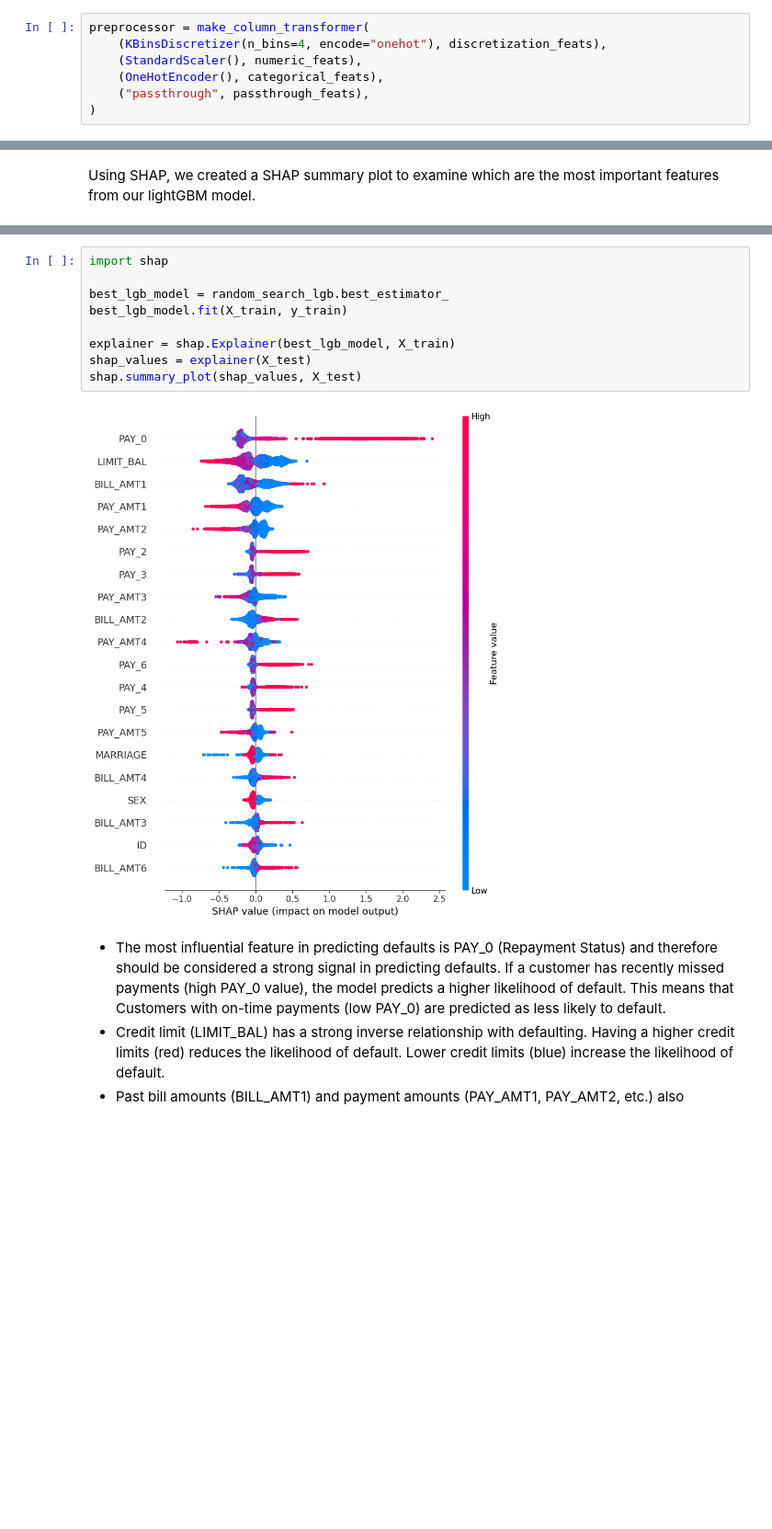
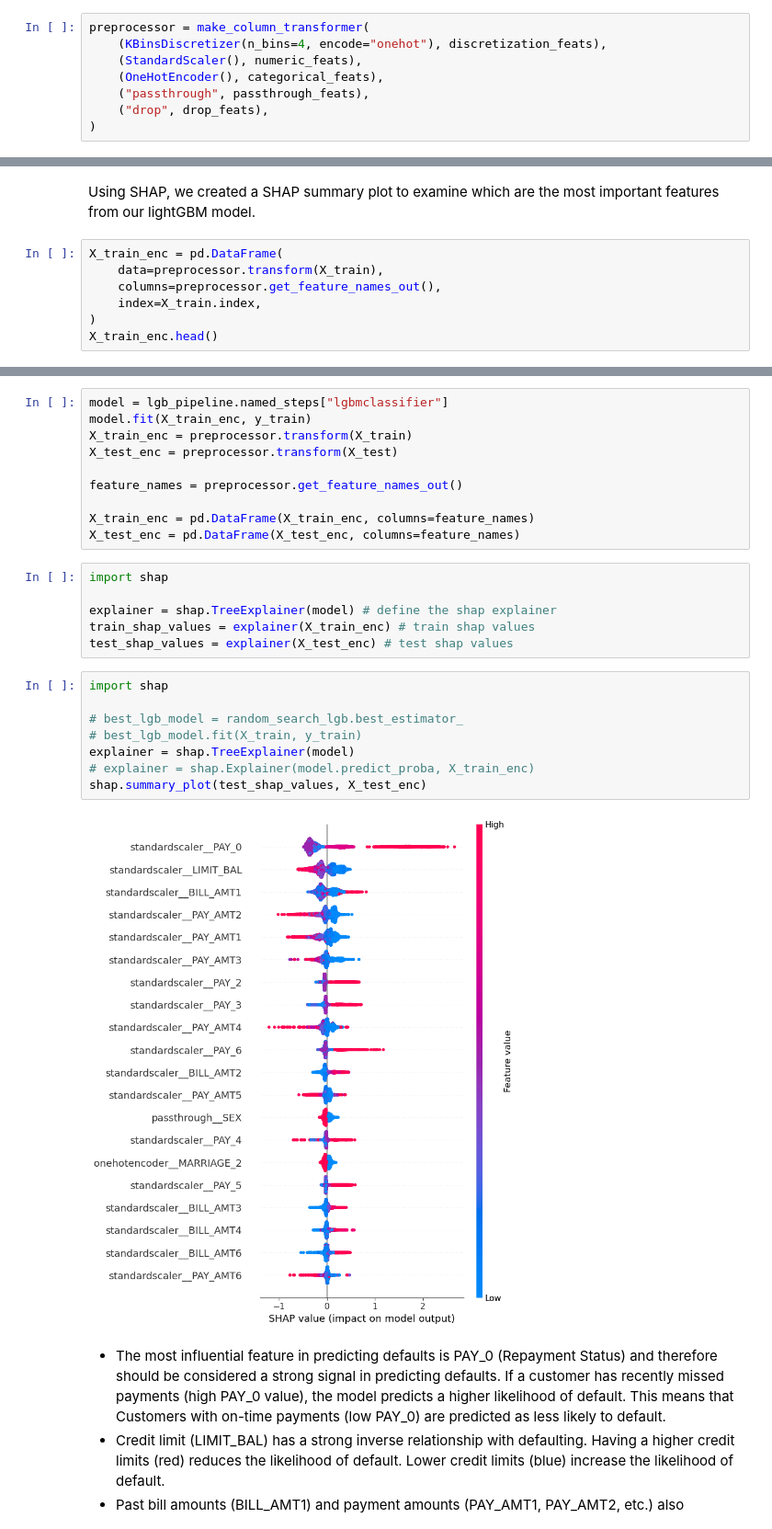
Before and after one commit to miketham24/cpsc330_hw5, a Jupyter notebook: hw5.ipynb, the cells around one changed output, grey strips where cells are left out. Shown at 92% size. Drawn from its saved outputs; the diff is of its cells as text; blank space fills up the shorter version.

```diff
--- a/hw5.ipynb
+++ b/hw5.ipynb
@@ -396,6 +421,7 @@ preprocessor = make_column_transformer(
     (StandardScaler(), numeric_feats),
     (OneHotEncoder(), categorical_feats),
     ("passthrough", passthrough_feats),
+    ("drop", drop_feats),
 )
 # %% [markdown]
 <!-- END QUESTION -->
@@ -890,3 +920,10 @@ Solution_11
 _Points:_ 10
 # %% [markdown]
 Using SHAP, we created a SHAP summary plot to examine which are the most important features from our lightGBM model.
+# %%
+X_train_enc = pd.DataFrame(
+    data=preprocessor.transform(X_train),
+    columns=preprocessor.get_feature_names_out(),
+    index=X_train.index,
+)
+X_train_enc.head()
@@ -893,14 +938,29 @@ Using SHAP, we created a SHAP summary plot to examine which are the most importa
+# %%
+model = lgb_pipeline.named_steps["lgbmclassifier"]
+model.fit(X_train_enc, y_train)
+X_train_enc = preprocessor.transform(X_train)
+X_test_enc = preprocessor.transform(X_test)
+
+feature_names = preprocessor.get_feature_names_out()
+
+X_train_enc = pd.DataFrame(X_train_enc, columns=feature_names)
+X_test_enc = pd.DataFrame(X_test_enc, columns=feature_names)
+# %%
+import shap
+
+explainer = shap.TreeExplainer(model) # define the shap explainer
+train_shap_values = explainer(X_train_enc) # train shap values
+test_shap_values = explainer(X_test_enc) # test shap values
 # %%
 import shap
 
-best_lgb_model = random_search_lgb.best_estimator_
-best_lgb_model.fit(X_train, y_train)
-
-explainer = shap.Explainer(best_lgb_model, X_train)
-shap_values = explainer(X_test)
-shap.summary_plot(shap_values, X_test)
+# best_lgb_model = random_search_lgb.best_estimator_
+# best_lgb_model.fit(X_train, y_train)
+explainer = shap.TreeExplainer(model)
+# explainer = shap.Explainer(model.predict_proba, X_train_enc)
+shap.summary_plot(test_shap_values, X_test_enc)
 # %% [output]
-[figure, old version]
+[figure, new version]
 # %% [markdown]
 - The most influential feature in predicting defaults is PAY_0 (Repayment Status) and therefore should be considered a strong signal in predicting defaults. If a customer has recently missed payments (high PAY_0 value), the model predicts a higher likelihood of default. This means that Customers with on-time payments (low PAY_0) are predicted as less likely to default.
 - Credit limit (LIMIT_BAL) has a strong inverse relationship with defaulting. Having a higher credit limits (red) reduces the likelihood of default. Lower credit limits (blue) increase the likelihood of default.
```
Also changed, not shown: parts of 21 cells of this notebook, 1 other file.
